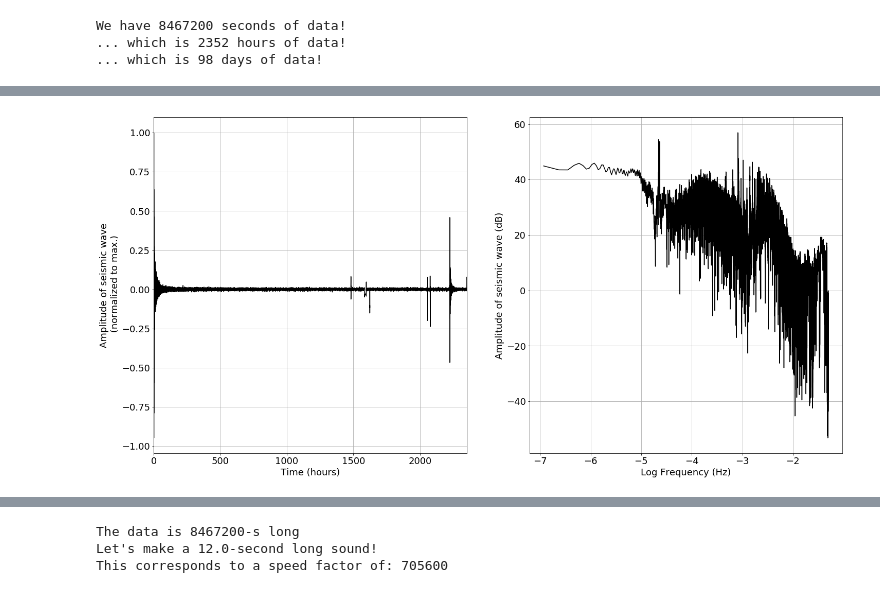
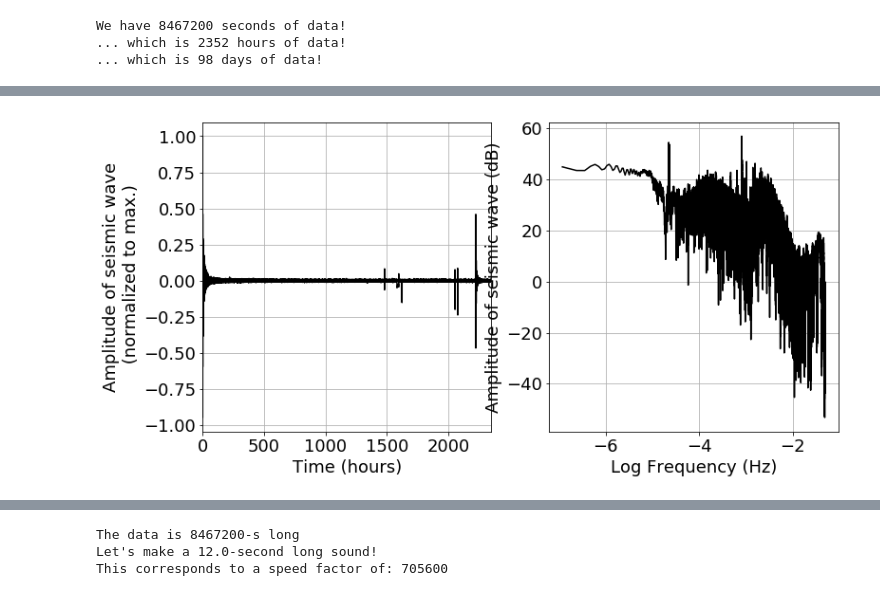
Before and after one commit to benholtzman/datamovies, a Jupyter notebook: 1_codes/s01_DirectSonification.ipynb, the cells around one changed output, grey strips where cells are left out. Drawn from its saved outputs; the diff is of its cells as text; code cells hidden in the pictures.

```diff
--- a/1_codes/s01_DirectSonification.ipynb
+++ b/1_codes/s01_DirectSonification.ipynb
@@ -233,19 +277,19 @@ data_n = data/maxabs
 # %%
 # plot
 S = spfft.fft(data_n,Nfft)
 S = S[:int(Nfft/2)]
 
-plt.figure(figsize=(12*2,6*2))
+plt.figure(figsize=(12,6))
 plt.subplot(1,2,1)
 plt.plot(t_hours,data_n,'k')
 plt.xlabel('Time (hours)')
 plt.ylabel('Amplitude of seismic wave\n (normalized to max.)')
 plt.grid()
 plt.xlim([0,duration/3600])
 plt.subplot(1,2,2)
 plt.plot(np.log10(f),20*np.log10(np.absolute(S)),'k')
 plt.xlabel('Log Frequency (Hz)')
 plt.ylabel('Amplitude of seismic wave (dB)')
 plt.grid()
 # %% [output]
-[figure, old version]
+[figure, new version]
```
Also changed, not shown: parts of 31 cells of this notebook.
